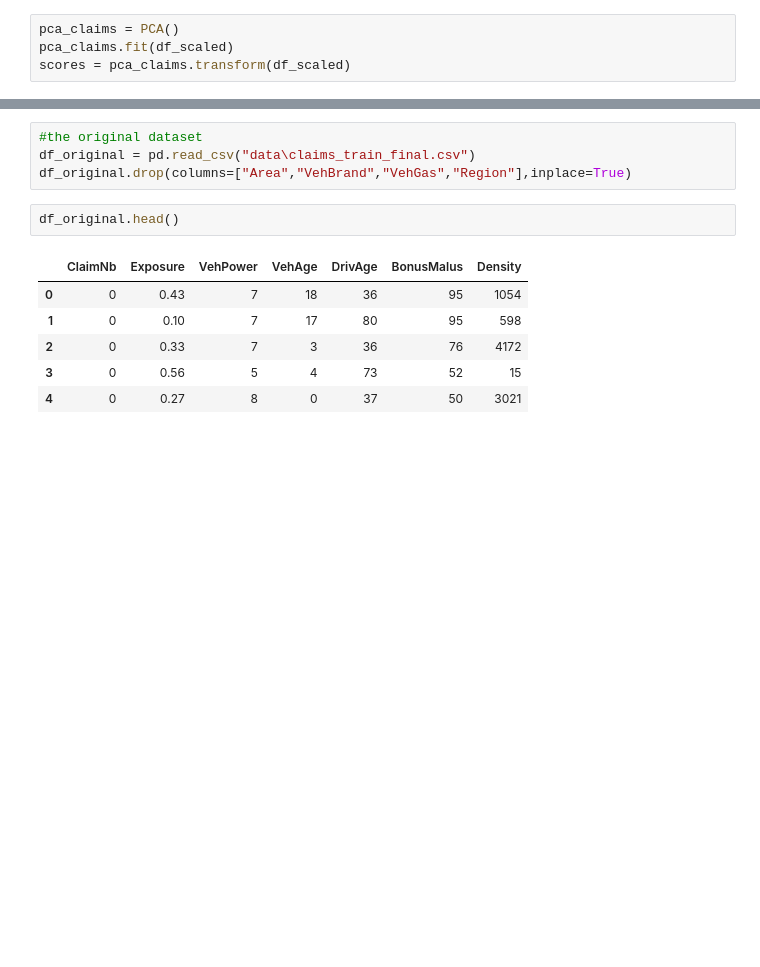
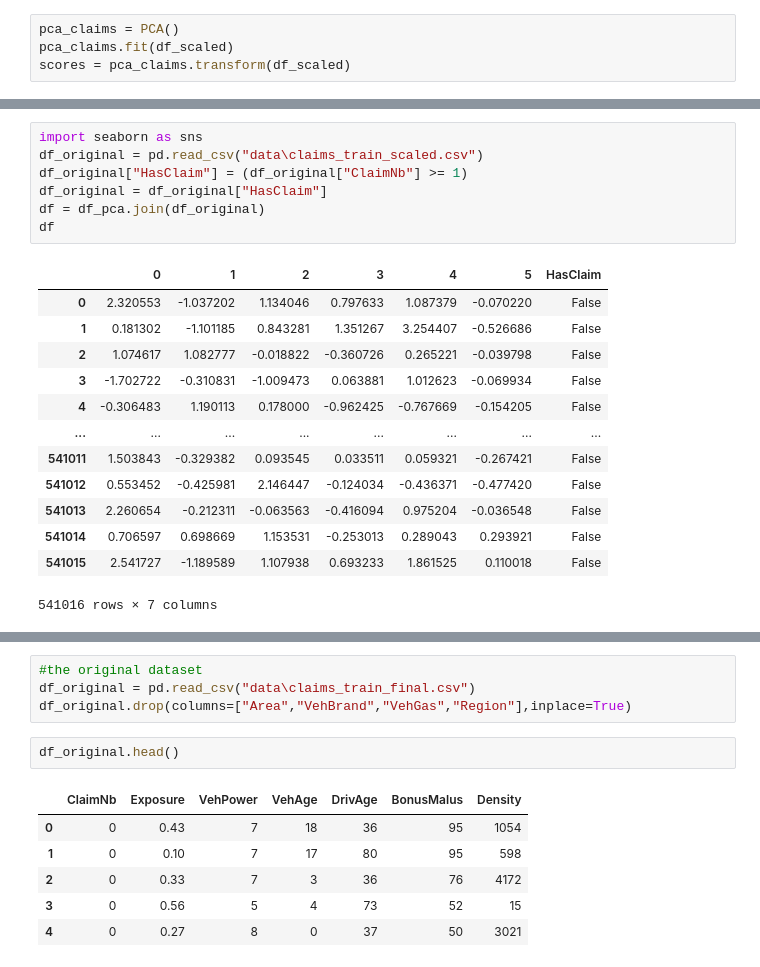
Before and after one commit to BossThePro/MLProject-Group-SR, a Jupyter notebook: PCA.ipynb, the cells around one changed output, grey strips where cells are left out. Saved outputs shown, nothing was run; the diff lists cells and outputs as text; blank space fills up the shorter version.

```diff
--- a/PCA.ipynb
+++ b/PCA.ipynb
@@ -24,0 +65,21 @@ scores = pca_claims.transform(df_scaled)
+# %%
+import seaborn as sns
+df_original = pd.read_csv("data\claims_train_scaled.csv")
+df_original["HasClaim"] = (df_original["ClaimNb"] >= 1)
+df_original = df_original["HasClaim"]
+df = df_pca.join(df_original)
+df
+# %% [output]
+|  | 0 | 1 | 2 | 3 | 4 | 5 | HasClaim |
+| 0 | 2.320553 | -1.037202 | 1.134046 | 0.797633 | 1.087379 | -0.070220 | False |
+| 1 | 0.181302 | -1.101185 | 0.843281 | 1.351267 | 3.254407 | -0.526686 | False |
+| 2 | 1.074617 | 1.082777 | -0.018822 | -0.360726 | 0.265221 | -0.039798 | False |
+| 3 | -1.702722 | -0.310831 | -1.009473 | 0.063881 | 1.012623 | -0.069934 | False |
+| 4 | -0.306483 | 1.190113 | 0.178000 | -0.962425 | -0.767669 | -0.154205 | False |
+| ... | ... | ... | ... | ... | ... | ... | ... |
+| 541011 | 1.503843 | -0.329382 | 0.093545 | 0.033511 | 0.059321 | -0.267421 | False |
+| 541012 | 0.553452 | -0.425981 | 2.146447 | -0.124034 | -0.436371 | -0.477420 | False |
+| 541013 | 2.260654 | -0.212311 | -0.063563 | -0.416094 | 0.975204 | -0.036548 | False |
+| 541014 | 0.706597 | 0.698669 | 1.153531 | -0.253013 | 0.289043 | 0.293921 | False |
+| 541015 | 2.541727 | -1.189589 | 1.107938 | 0.693233 | 1.861525 | 0.110018 | False |
+541016 rows × 7 columns
```
Also changed, not shown: parts of 5 cells of this notebook, 5 other files.
